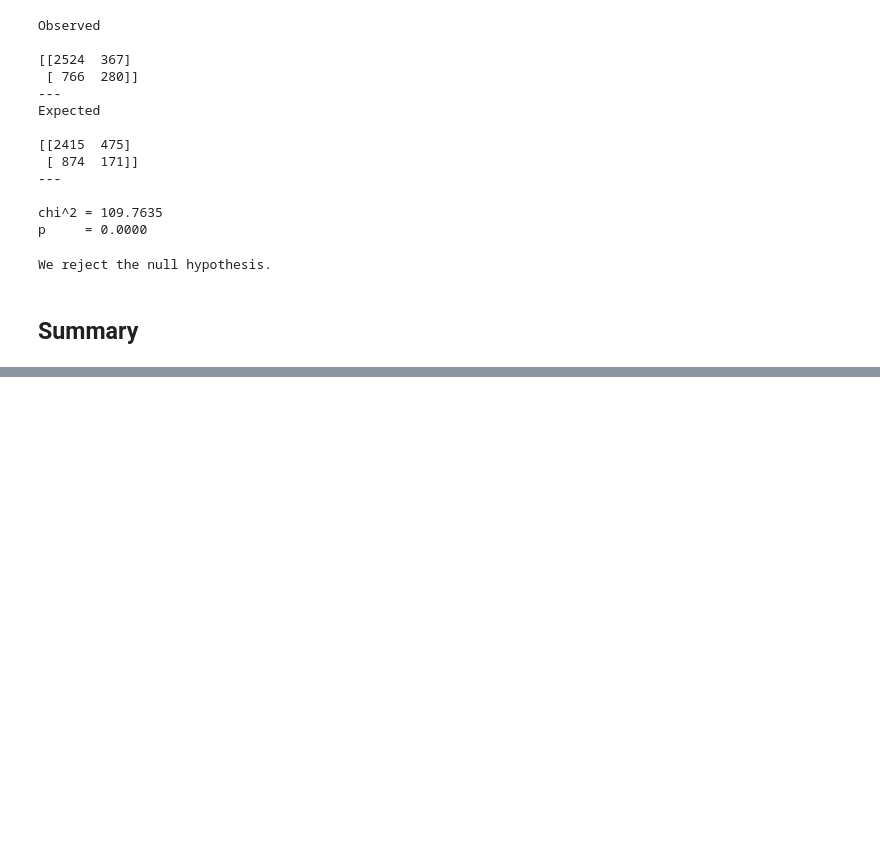
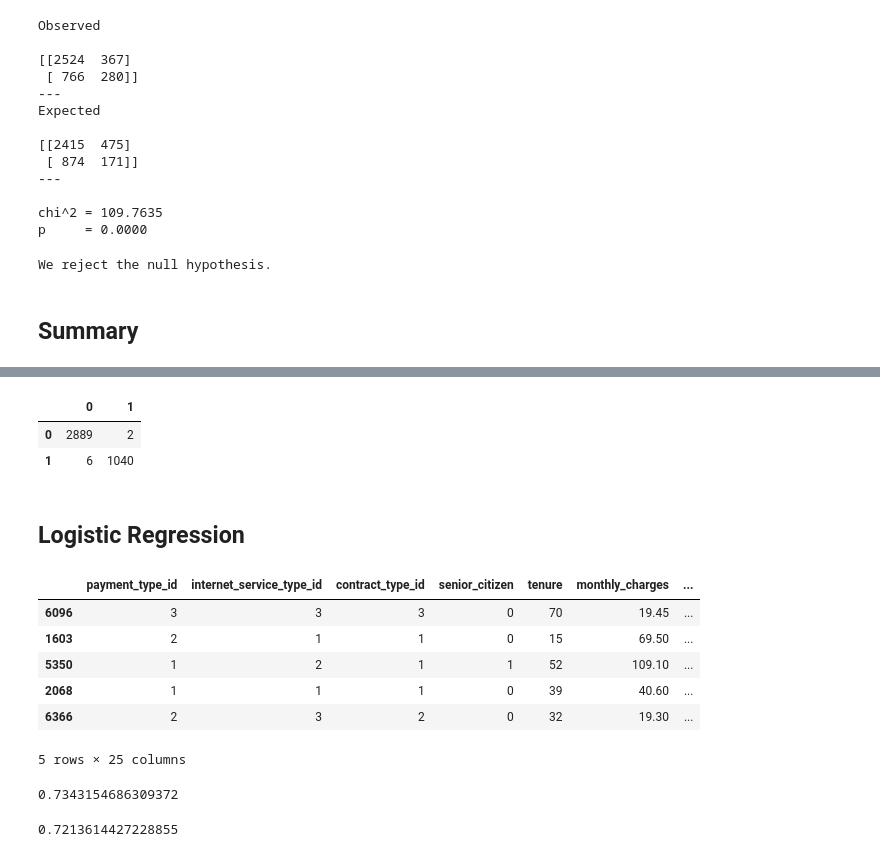
Before and after one commit to wheelerjoshua/telco_classification_project, a Jupyter notebook: telco_work_notebook.ipynb, the cells around one changed output, grey strips where cells are left out. Cells and saved outputs as stored; diff of their text form; code cells hidden in the pictures; blank space fills up the shorter version.

```diff
--- a/telco_work_notebook.ipynb
+++ b/telco_work_notebook.ipynb
@@ -281,0 +289,3 @@ We reject the null hypothesis.
+# %%
+# establish baseline
+train['baseline'] = train.churn.value_counts().idxmax()
@@ -281,0 +373,8 @@ We reject the null hypothesis.
+# %%
+pd.DataFrame(sklearn.metrics.confusion_matrix(y_train,y_pred))
+# %% [output]
+|  | 0 | 1 |
+| 0 | 2889 | 2 |
+| 1 | 6 | 1040 |
+# %% [markdown]
+## Logistic Regression
@@ -281,0 +383,10 @@ We reject the null hypothesis.
+# %%
+train.head()
+# %% [output]
+|  | payment_type_id | internet_service_type_id | contract_type_id | senior_citizen | tenure | monthly_charges | ... |
+| 6096 | 3 | 3 | 3 | 0 | 70 | 19.45 | ... |
+| 1603 | 2 | 1 | 1 | 0 | 15 | 69.50 | ... |
+| 5350 | 1 | 2 | 1 | 1 | 52 | 109.10 | ... |
+| 2068 | 1 | 1 | 1 | 0 | 39 | 40.60 | ... |
+| 6366 | 2 | 3 | 2 | 0 | 32 | 19.30 | ... |
+5 rows × 25 columns
@@ -281,0 +399,11 @@ We reject the null hypothesis.
+# %%
+logit.score(X_train[features], y_train)
+# %% [output]
+0.7343154686309372
+# %%
+features = ['monthly_charges','internet_service_type_id', 'senior_citizen']
+logit = logit.fit(X_train[features], y_train)
+y_pred = logit.predict(X_train[features])
+logit.score(X_train[features], y_train)
+# %% [output]
+0.7213614427228855
```
Also changed, not shown: parts of 27 cells of this notebook.
